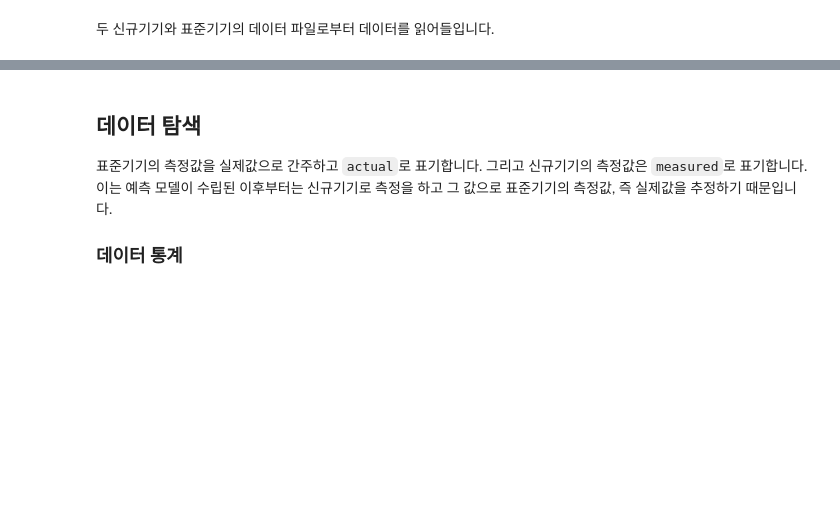
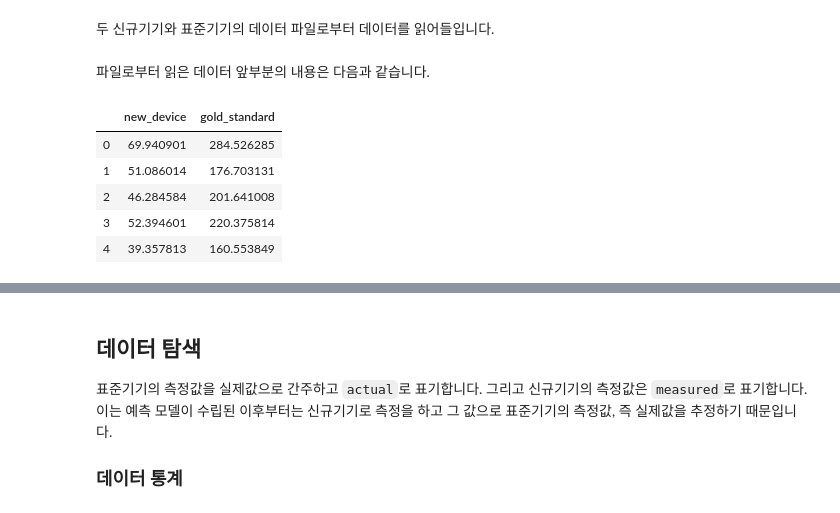
Before and after one commit to trvoid/ml-study, a Jupyter notebook: device-validation/device-validation-by-histogram-model.ipynb, the cells around one changed output, grey strips where cells are left out. Saved outputs shown, nothing was run; the diff lists cells and outputs as text; code cells hidden in the pictures; blank space fills up the shorter version.

```diff
--- a/device-validation/device-validation-by-histogram-model.ipynb
+++ b/device-validation/device-validation-by-histogram-model.ipynb
@@ -74,3 +74,14 @@ dataframe_b = load_data('dataset_b.csv')
 data_actual = dataframe_a['gold_standard']
 data_measured_a = dataframe_a['new_device']
 data_measured_b = dataframe_b['new_device']
+# %% [markdown]
+파일로부터 읽은 데이터 앞부분의 내용은 다음과 같습니다.
+# %%
+dataframe_a.head()
+# %% [output]
+|  | new_device | gold_standard |
+| 0 | 69.940901 | 284.526285 |
+| 1 | 51.086014 | 176.703131 |
+| 2 | 46.284584 | 201.641008 |
+| 3 | 52.394601 | 220.375814 |
+| 4 | 39.357813 | 160.553849 |
```
Also changed, not shown: parts of 8 cells of this notebook.
